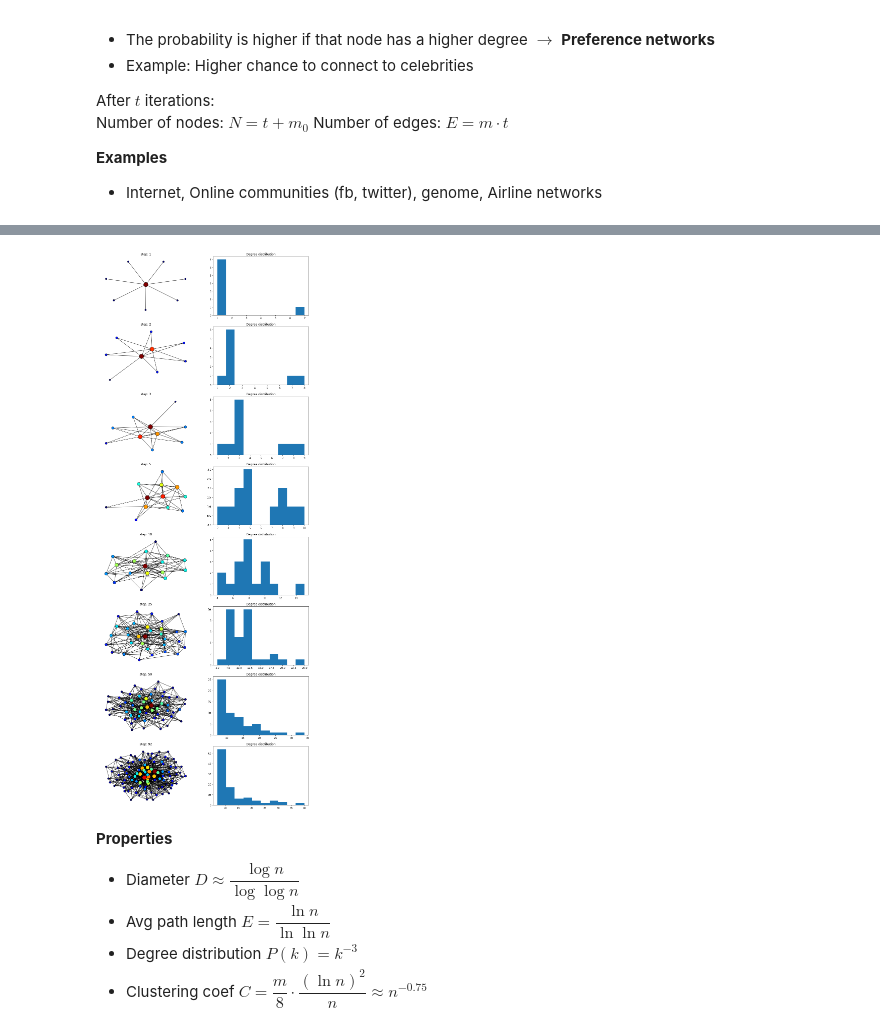
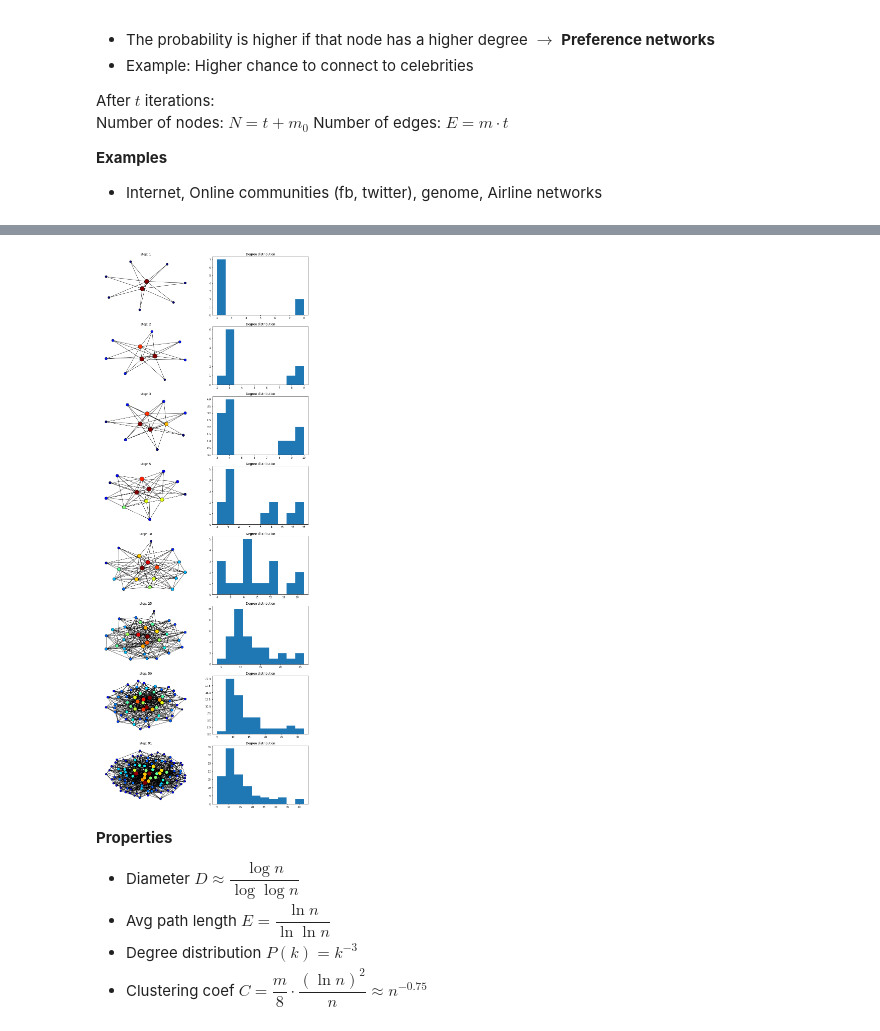
Before and after one commit to zademn/netsci-labs, a Jupyter notebook: Lab4-Small-worlds/Small_worlds.ipynb, the cells around one changed output, grey strips where cells are left out. Cells and saved outputs as stored; diff of their text form; code cells hidden in the pictures.

```diff
--- a/Lab4-Small-worlds/Small_worlds.ipynb
+++ b/Lab4-Small-worlds/Small_worlds.ipynb
@@ -222,7 +241,7 @@ def attach(node, m, G):
             The graph to add the node to
     """
 
-    assert(node == G.number_of_nodes() + 1)
+    assert(node == G.number_of_nodes())
     # Create a probability distribution for all nodes
     degrees = np.array([G.degree(u) for u in G.nodes])
     ps = degrees / np.sum(degrees)
@@ -274,30 +300,32 @@ Graph with 20 nodes and 100 edges
 # %%
 # Evolution:
 n = 100
 m = 7
 
 G = nx.star_graph(m) # Creata a star graph
+m = len(G)
 plot_steps = np.array([1, 2, 3, 5, 10, 25, 50, n-m-1]) # plot at these steps
 plot_steps = plot_steps + m
 
 i = 1
 plt.figure(figsize = (15,  5 * 8))
 for node in range(len(G), n):
     if node in plot_steps:
         # Plot graph
         plt.subplot(8, 2, i, title = f"step: {node - m}")
         sizes = np.array(list(nx.degree_centrality(G).values())) # Sizes and colors based on degree centrality
         sizes = sizes / max(sizes) * 300 # normalize to look pretty
         # Color and scale based on sizes to show importance
-        nx.draw_spring(G, node_size = sizes, edgecolors = 'black', node_color = sizes, cmap = plt.cm.jet)
+        #nx.draw_spring(G, node_size = sizes, edgecolors = 'black', node_color = sizes, cmap = plt.cm.jet)
+        nx.draw_kamada_kawai(G, node_size = sizes, edgecolors = 'black', node_color = sizes, cmap = plt.cm.jet)
         i+=1 # switch to right plot
         # Plot degree distribution
         plt.subplot(8, 2, i, title = "Degree distribution")
         plt.hist([G.degree(u) for u in G.nodes])
         i+=1 # switch to left plot
     attach(node, m, G)
 # %% [output]
-[figure, old version]
+[figure, new version]
 # %% [markdown]
 **Properties**
 - Diameter $D \approx \dfrac {\log n} {\log \log n}$
```
Also changed, not shown: parts of 13 cells of this notebook, 17 other files.
